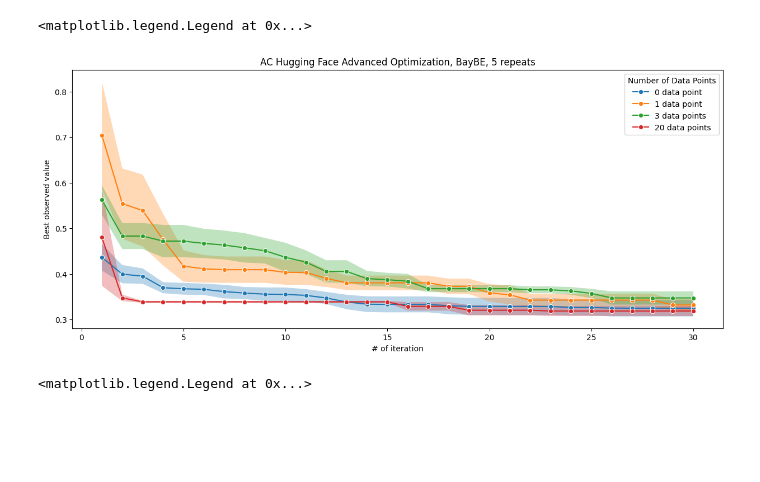
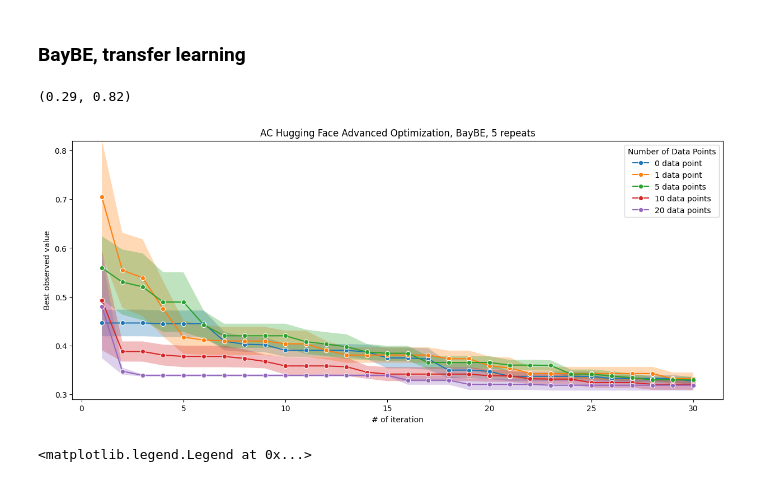
Before and after one commit to AccelerationConsortium/baybe-multi-task-bo, a Jupyter notebook: notebooks/3.1-Ploting.ipynb, the cells around one changed output. Drawn from its saved outputs; the diff is of its cells as text; code cells hidden in the pictures; blank space fills up the shorter version.

```diff
--- a/notebooks/3.1-Ploting.ipynb
+++ b/notebooks/3.1-Ploting.ipynb
@@ -17,0 +92,24 @@ data20 = init20_BayBE.reshape(5, 30)
+# %%
+# group the data
+data_files = [ax_data0, ax_data1, ax_data5, ax_data10, ax_data20]
+labels = ['0 data point', '1 data point', '5 data points', '10 data points', '20 data points']
+
+# Create a figure
+plt.figure(figsize=(15, 6))
+
+# Iterate through each dataset and calculate cumulative minimum, mean, and std deviation
+for i, data in enumerate(data_files):
+    cumulative_min = np.minimum.accumulate(data, axis=1)  # Cumulative minimum along the columns
+    mean = np.mean(cumulative_min, axis=0)  # Mean across the 5 repeats
+    std_dev = np.std(cumulative_min, axis=0) / np.sqrt(5) # Standard deviation across the 5 repeats
+
+    # Plot with seaborn
+    sns.lineplot(x=range(1, len(mean) + 1), y=mean, label=labels[i], marker='o')
+    plt.fill_between(range(1, len(mean) + 1), mean - std_dev, mean + std_dev, alpha=0.3)
+
+# Customize plot
+plt.title("AC Hugging Face Advanced Optimization, Ax, 5 repeats")
+plt.xlabel("# of iteration")
+plt.ylabel("Best observed value")
+plt.legend(title="Number of Data Points")
+plt.ylim(0.29, 0.82)
@@ -18,29 +119,32 @@ data20 = init20_BayBE.reshape(5, 30)
+# %% [markdown]
+### BayBE, transfer learning
 # %%
 # group the data
-data_files = [data0, data1, data3, data20]
-labels = ['0 data point', '1 data point', '3 data points', '20 data points']
+data_files = [baybe_data0, baybe_data1, baybe_data5, baybe_data10, baybe_data20]
+labels = ['0 data point', '1 data point', '5 data points', '10 data points', '20 data points']
 
 # Create a figure
 plt.figure(figsize=(15, 6))
 
 # Iterate through each dataset and calculate cumulative minimum, mean, and std deviation
 for i, data in enumerate(data_files):
     cumulative_min = np.minimum.accumulate(data, axis=1)  # Cumulative minimum along the columns
     mean = np.mean(cumulative_min, axis=0)  # Mean across the 5 repeats
     std_dev = np.std(cumulative_min, axis=0) / np.sqrt(5) # Standard deviation across the 5 repeats
 
     # Plot with seaborn
     sns.lineplot(x=range(1, len(mean) + 1), y=mean, label=labels[i], marker='o')
     plt.fill_between(range(1, len(mean) + 1), mean - std_dev, mean + std_dev, alpha=0.3)
 
 # Customize plot
 plt.title("AC Hugging Face Advanced Optimization, BayBE, 5 repeats")
 plt.xlabel("# of iteration")
 plt.ylabel("Best observed value")
 plt.legend(title="Number of Data Points")
+plt.ylim(0.29, 0.82)
 # %% [output]
-<matplotlib.legend.Legend at 0x...>
+(0.29, 0.82)
-[figure, old version]
+[figure, new version]
 # %%
 ax_data = np.loadtxt('AdvOpt-Ax.csv')
 baybe_data = np.loadtxt('AdvOpt-BayBE.csv')
```
Also changed, not shown: parts of 6 cells of this notebook, 1 other file.
